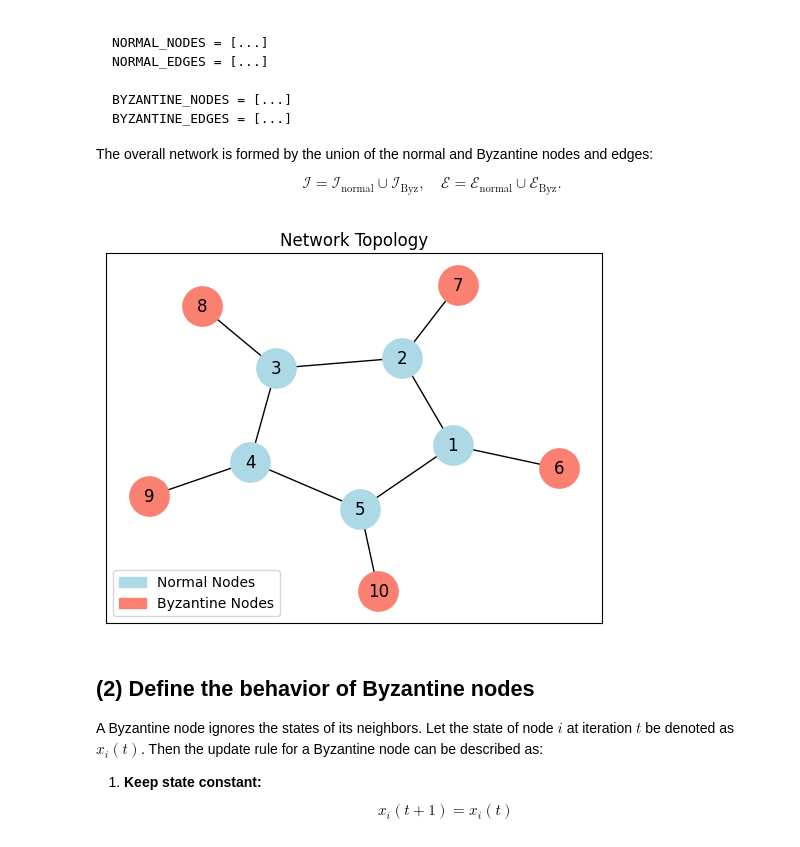
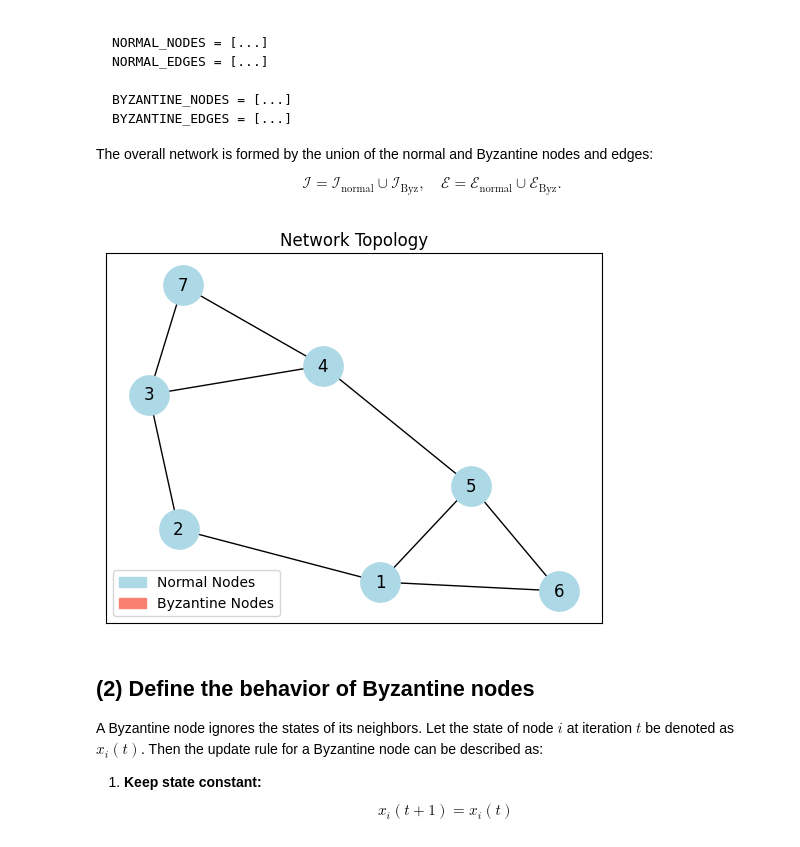
Before and after one commit to rui-huang-opt/arepc, a Jupyter notebook: examples/byzantine.ipynb, the cells around one changed output. Saved outputs shown, nothing was run; the diff lists cells and outputs as text; code cells hidden in the pictures.

```diff
--- a/examples/byzantine.ipynb
+++ b/examples/byzantine.ipynb
@@ -84,20 +84,20 @@ if __name__ == "__main__":
     # ]
 
     # Conservative case
-    # NORMAL_NODES = ["1", "2", "3", "4", "5", "6", "7"]
-    # NORMAL_EDGES = [
-    #     ("1", "2"),
-    #     ("2", "3"),
-    #     ("3", "4"),
-    #     ("4", "5"),
-    #     ("5", "1"),
-    #     ("1", "6"),
-    #     ("5", "6"),
-    #     ("3", "7"),
-    #     ("4", "7"),
-    # ]
-    # BYZANTINE_NODES = []
-    # BYZANTINE_EDGES = []
+    NORMAL_NODES = ["1", "2", "3", "4", "5", "6", "7"]
+    NORMAL_EDGES = [
+        ("1", "2"),
+        ("2", "3"),
+        ("3", "4"),
+        ("4", "5"),
+        ("5", "1"),
+        ("1", "6"),
+        ("5", "6"),
+        ("3", "7"),
+        ("4", "7"),
+    ]
+    BYZANTINE_NODES = []
+    BYZANTINE_EDGES = []
 
     NODES = NORMAL_NODES + BYZANTINE_NODES
     EDGES = NORMAL_EDGES + BYZANTINE_EDGES
@@ -119,34 +119,34 @@ if __name__ == "__main__":
     pos = nx.spring_layout(G, seed=11, k=0.8)
 
     nx.draw_networkx_nodes(
         G,
         pos,
         nodelist=NORMAL_NODES,
         node_color="lightblue",
         node_size=800,
         ax=ax,
     )
 
     nx.draw_networkx_nodes(
         G,
         pos,
         nodelist=BYZANTINE_NODES,
         node_color="salmon",
         node_size=800,
         ax=ax,
     )
 
     nx.draw_networkx_edges(G, pos, ax=ax)
     nx.draw_networkx_labels(G, pos, ax=ax)
 
     import matplotlib.patches as mpatches
 
     blue_patch = mpatches.Patch(color="lightblue", label="Normal Nodes")
     red_patch = mpatches.Patch(color="salmon", label="Byzantine Nodes")
 
     ax.legend(handles=[blue_patch, red_patch], loc="lower left")
 # %% [output]
-[figure, old version]
+[figure, new version]
 # %% [markdown]
 ## (2) Define the behavior of Byzantine nodes
 
```
Also changed, not shown: parts of 10 cells of this notebook, 2 other files.
